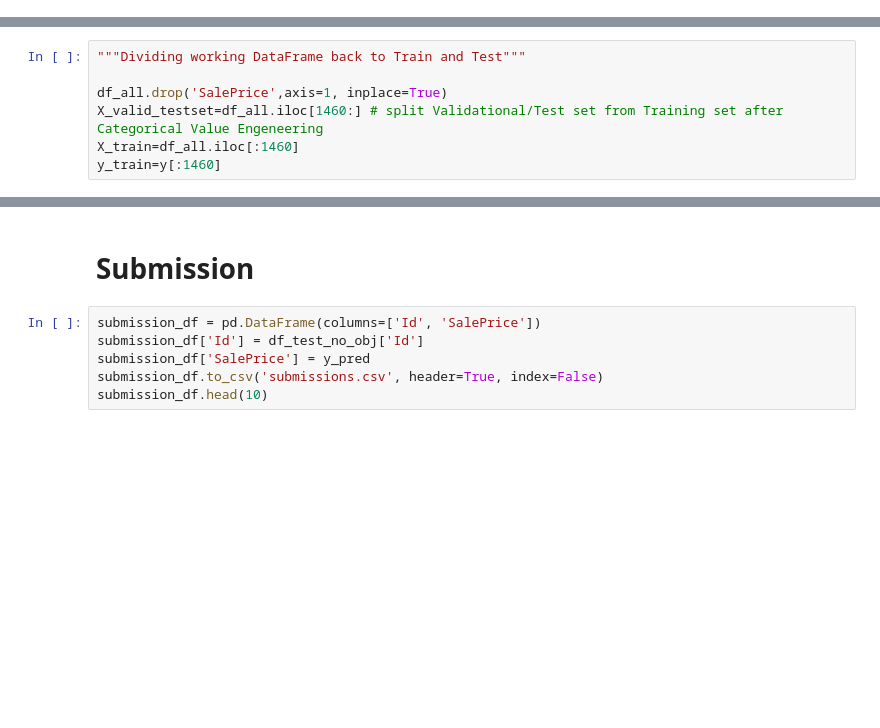
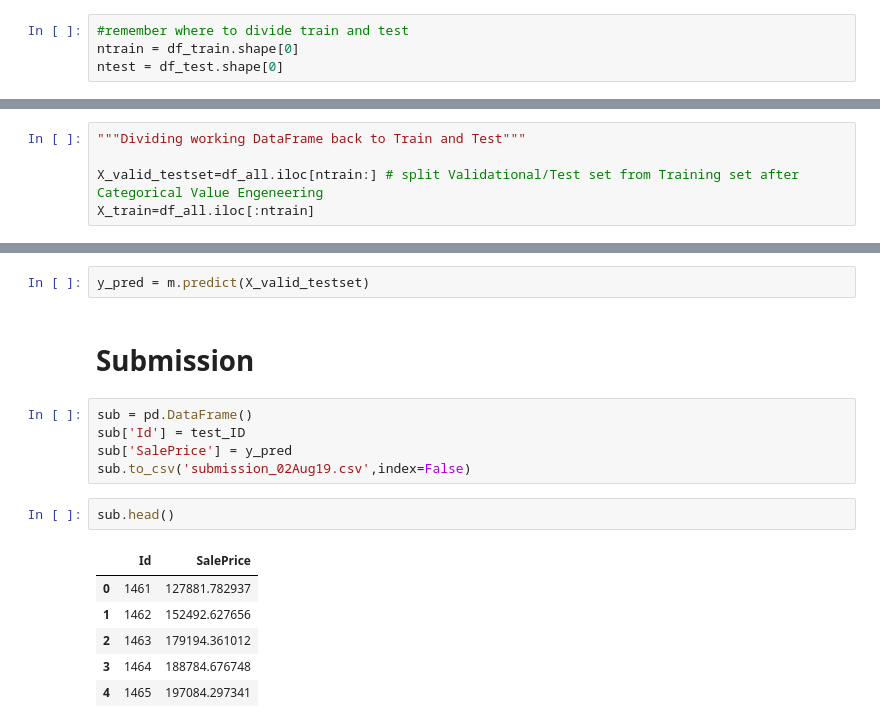
Before and after one commit to evios/repo_learning, a Jupyter notebook: house_price/house_pricing.ipynb, the cells around one changed output, grey strips where cells are left out. Cells and saved outputs as stored; diff of their text form; blank space fills up the shorter version.

Commit message:
new kaggle submission - house cprice competition

```diff
--- a/house_price/house_pricing.ipynb
+++ b/house_price/house_pricing.ipynb
@@ -172 +199,5 @@ df_all.shape
+# %%
+#remember where to divide train and test
+ntrain = df_train.shape[0]
+ntest = df_test.shape[0]
 # %%
@@ -553,8 +585,6 @@ df_all.head()
 # %%
 """Dividing working DataFrame back to Train and Test"""
 
-df_all.drop('SalePrice',axis=1, inplace=True)
-X_valid_testset=df_all.iloc[1460:] # split Validational/Test set from Training set after Categorical Value Engeneering
-X_train=df_all.iloc[:1460]
-y_train=y[:1460]
+X_valid_testset=df_all.iloc[ntrain:] # split Validational/Test set from Training set after Categorical Value Engeneering
+X_train=df_all.iloc[:ntrain]
 # %%
@@ -621,8 +608,18 @@ forest_model.score(X_train, y_train)
+# %%
+y_pred = m.predict(X_valid_testset)
 # %% [markdown]
 # Submission
 # %%
-submission_df = pd.DataFrame(columns=['Id', 'SalePrice'])
-submission_df['Id'] = df_test_no_obj['Id']
-submission_df['SalePrice'] = y_pred
-submission_df.to_csv('submissions.csv', header=True, index=False)
-submission_df.head(10)
+sub = pd.DataFrame()
+sub['Id'] = test_ID
+sub['SalePrice'] = y_pred
+sub.to_csv('submission_02Aug19.csv',index=False)
+# %%
+sub.head()
+# %% [output]
+|  | Id | SalePrice |
+| 0 | 1461 | 127881.782937 |
+| 1 | 1462 | 152492.627656 |
+| 2 | 1463 | 179194.361012 |
+| 3 | 1464 | 188784.676748 |
+| 4 | 1465 | 197084.297341 |
```
Also changed, not shown: parts of 41 cells of this notebook, 4 other files.
